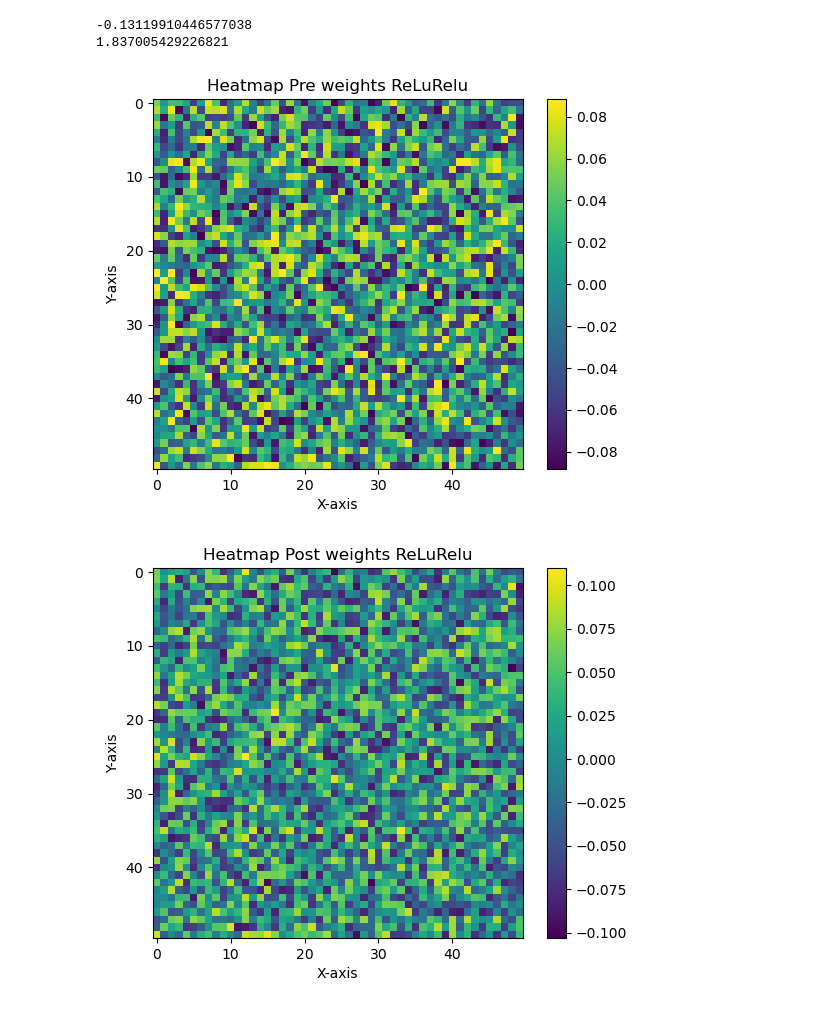
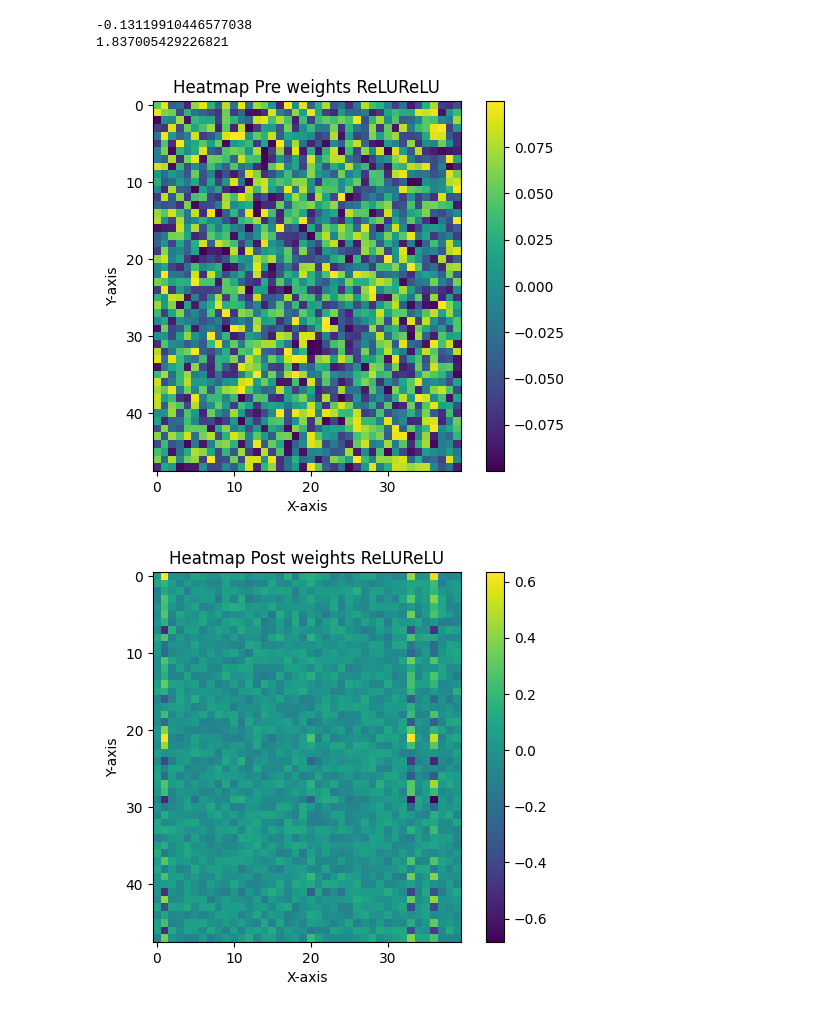
Before and after one commit to CorgiCoder-json/ANN_Noise_Study, a Jupyter notebook: ANN_Noise.ipynb, the cells around one changed output. Cells and saved outputs as stored; diff of their text form; code cells hidden in the pictures.

Commit message:
Added ELU and ReLU regression networks. Interestingly, while more destructive than classifying networks, shapes do exsist in both pre- and post models for regression

```diff
--- a/ANN_Noise.ipynb
+++ b/ANN_Noise.ipynb
@@ -11,35 +11,35 @@ from torch.utils.data import DataLoader
 from torchvision import datasets
 from torchvision.transforms import ToTensor
 # %%
-rr_post_weight_1 = pd.read_csv("results/rr_weight_post_1.csv").to_numpy()
-rr_post_bias_1 = pd.read_csv("results/rr_bias_post_2.csv").to_numpy()
+rr_post_weight_1 = pd.read_csv("results/relu_relu_small_regress_weight_post_1.csv").to_numpy()
+rr_post_bias_1 = pd.read_csv("results/relu_relu_small_regress_bias_post_2.csv").to_numpy()
 ss_post_weight_1 = pd.read_csv("results/ss_weight_post_1.csv").to_numpy()
 ss_post_bias_1 = pd.read_csv("results/ss_bias_post_2.csv").to_numpy()
 ee_post_weight_1 = pd.read_csv("results/elu_elu_small_class_weight_post_1.csv").to_numpy()
 ee_post_weight_2 = pd.read_csv("results/elu_elu_small_class_weight_post_3.csv").to_numpy()
 ee_post_weight_3 = pd.read_csv("results/elu_elu_small_class_weight_post_5.csv").to_numpy()
-rr_post_weight_2 = pd.read_csv("results/rr_weight_post_3.csv").to_numpy()
-rr_post_bias_2 = pd.read_csv("results/rr_bias_post_4.csv").to_numpy()
+rr_post_weight_2 = pd.read_csv("results/relu_relu_small_regress_weight_post_3.csv").to_numpy()
+rr_post_bias_2 = pd.read_csv("results/relu_relu_small_regress_bias_post_4.csv").to_numpy()
 ss_post_weight_2 = pd.read_csv("results/ss_weight_post_3.csv").to_numpy()
 ss_post_bias_2 = pd.read_csv("results/ss_bias_post_4.csv").to_numpy()
-rr_post_weight_3 = pd.read_csv("results/rr_weight_post_5.csv").to_numpy()
-rr_post_bias_3 = pd.read_csv("results/rr_bias_post_6.csv").to_numpy()
+rr_post_weight_3 = pd.read_csv("results/relu_relu_small_regress_weight_post_5.csv").to_numpy()
+rr_post_bias_3 = pd.read_csv("results/relu_relu_small_regress_bias_post_6.csv").to_numpy()
 ss_post_weight_3 = pd.read_csv("results/ss_weight_post_5.csv").to_numpy()
 ss_post_bias_3 = pd.read_csv("results/ss_bias_post_6.csv").to_numpy()
 # %%
-rr_pre_weight_1 = pd.read_csv("results/rr_weight_pre_1.csv").to_numpy()
-rr_pre_bias_1 = pd.read_csv("results/rr_bias_pre_2.csv").to_numpy()
+rr_pre_weight_1 = pd.read_csv("results/relu_relu_small_regress_weight_pre_1.csv").to_numpy()
+rr_pre_bias_1 = pd.read_csv("results/relu_relu_small_regress_bias_pre_2.csv").to_numpy()
 ss_pre_weight_1 = pd.read_csv("results/ss_weight_pre_1.csv").to_numpy()
 ss_pre_bias_1 = pd.read_csv("results/ss_bias_pre_2.csv").to_numpy()
 ee_pre_weight_1 = pd.read_csv("results/elu_elu_small_class_weight_pre_1.csv").to_numpy()
 ee_pre_weight_2 = pd.read_csv("results/elu_elu_small_class_weight_pre_3.csv").to_numpy()
 ee_pre_weight_3 = pd.read_csv("results/elu_elu_small_class_weight_pre_5.csv").to_numpy()
-rr_pre_weight_2 = pd.read_csv("results/rr_weight_pre_3.csv").to_numpy()
-rr_pre_bias_2 = pd.read_csv("results/rr_bias_pre_4.csv").to_numpy()
+rr_pre_weight_2 = pd.read_csv("results/relu_relu_small_regress_weight_pre_3.csv").to_numpy()
+rr_pre_bias_2 = pd.read_csv("results/relu_relu_small_regress_bias_pre_4.csv").to_numpy()
 ss_pre_weight_2 = pd.read_csv("results/ss_weight_pre_3.csv").to_numpy()
 ss_pre_bias_2 = pd.read_csv("results/ss_bias_pre_4.csv").to_numpy()
-rr_pre_weight_3 = pd.read_csv("results/rr_weight_pre_5.csv").to_numpy()
-rr_pre_bias_3 = pd.read_csv("results/rr_bias_pre_6.csv").to_numpy()
+rr_pre_weight_3 = pd.read_csv("results/relu_relu_small_regress_weight_pre_5.csv").to_numpy()
+rr_pre_bias_3 = pd.read_csv("results/relu_relu_small_regress_bias_pre_6.csv").to_numpy()
 ss_pre_weight_3 = pd.read_csv("results/ss_weight_pre_5.csv").to_numpy()
 ss_pre_bias_3 = pd.read_csv("results/ss_bias_pre_6.csv").to_numpy()
 # %%
@@ -117,37 +117,37 @@ print(np.std((relu-sigmoid)))
 1.837005429226821
 # %%
 window = 50
-neuron_start = 40
-column_start = 40
+neuron_start = 80
+column_start = 60
 
 # Create the heatmap
 
 fig = plt.figure(0)
-plt.imshow([temp[column_start:column_start+window] for temp in ee_pre_weight_2[neuron_start:neuron_start+window]], cmap='viridis', interpolation='nearest')
+plt.imshow([temp[column_start:column_start+window] for temp in rr_pre_weight_1[neuron_start:neuron_start+window]], cmap='viridis', interpolation='nearest')
 
 # Add a colorbar for reference
 plt.colorbar()
 
 # Add labels (optional)
 plt.xlabel('X-axis')
 plt.ylabel('Y-axis')
-plt.title('Heatmap Pre weights ReLuRelu')
+plt.title('Heatmap Pre weights ReLUReLU')
 
 fig = plt.figure(1)
-plt.imshow([temp[column_start:column_start+window] for temp in ee_post_weight_2[neuron_start:neuron_start+window]], cmap='viridis', interpolation='nearest')
+plt.imshow([temp[column_start:column_start+window] for temp in rr_post_weight_1[neuron_start:neuron_start+window]], cmap='viridis', interpolation='nearest')
 
 # Add a colorbar for reference
 plt.colorbar()
 
 # Add labels (optional)
 plt.xlabel('X-axis')
 plt.ylabel('Y-axis')
-plt.title('Heatmap Post weights ReLuRelu')
+plt.title('Heatmap Post weights ReLUReLU')
 
 
 
 # Show the plot
 plt.show()
 # %% [output]
-[figure, old version]
+[figure, new version]
-[figure, old version]
+[figure, new version]
```
Also changed, not shown: 29 other files.
